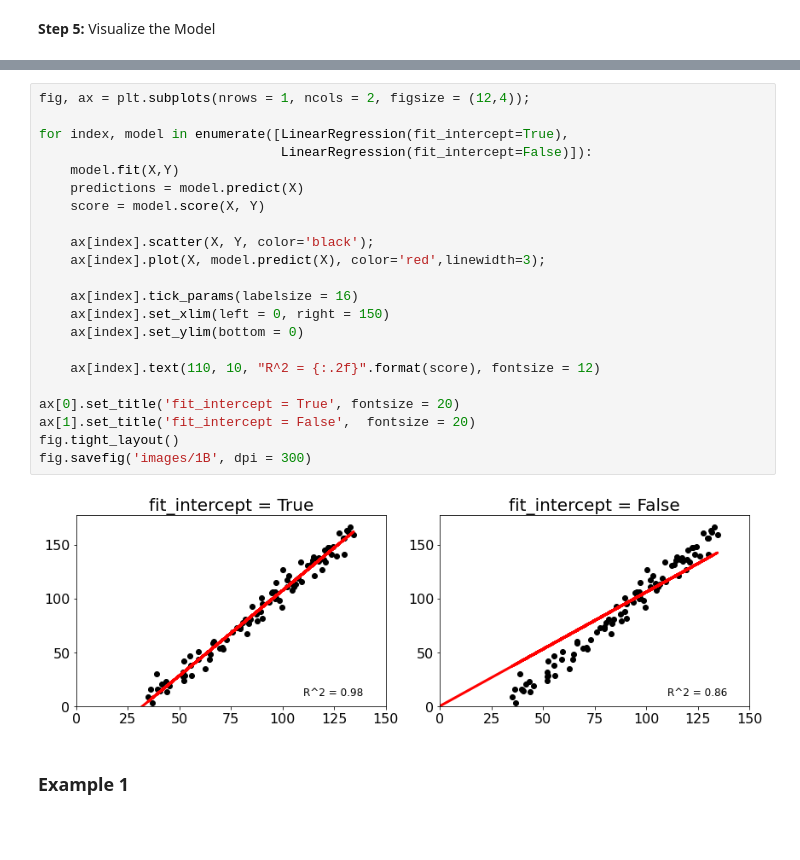
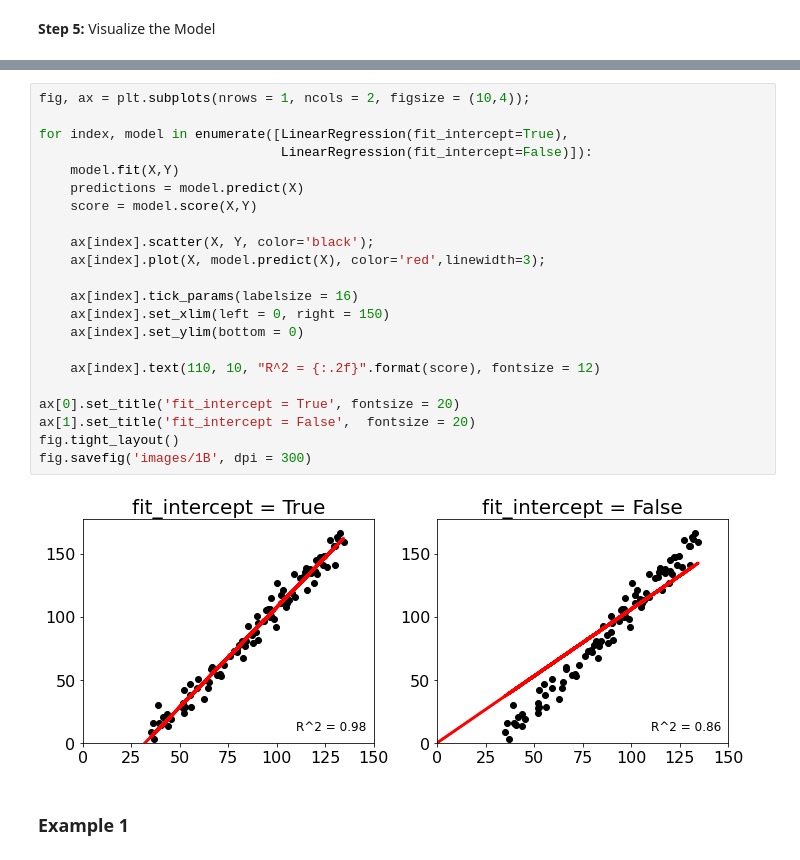
Before and after one commit to abphilip-resources/PY-Lib-2, a Jupyter notebook: Scikit/1.ipynb, the cells around one changed output, grey strips where cells are left out. Drawn from its saved outputs; the diff is of its cells as text; blank space fills up the shorter version.

```diff
--- a/Scikit/1.ipynb
+++ b/Scikit/1.ipynb
@@ -73,27 +70,27 @@ fig.savefig('images/1A', dpi = 300)
 # %%
-fig, ax = plt.subplots(nrows = 1, ncols = 2, figsize = (12,4));
+fig, ax = plt.subplots(nrows = 1, ncols = 2, figsize = (10,4));
 
 for index, model in enumerate([LinearRegression(fit_intercept=True),
                                LinearRegression(fit_intercept=False)]):
     model.fit(X,Y)
     predictions = model.predict(X)
-    score = model.score(X, Y)
+    score = model.score(X,Y)
 
     ax[index].scatter(X, Y, color='black');
     ax[index].plot(X, model.predict(X), color='red',linewidth=3);
 
     ax[index].tick_params(labelsize = 16)
     ax[index].set_xlim(left = 0, right = 150)
     ax[index].set_ylim(bottom = 0)
 
     ax[index].text(110, 10, "R^2 = {:.2f}".format(score), fontsize = 12)
 
 ax[0].set_title('fit_intercept = True', fontsize = 20)
 ax[1].set_title('fit_intercept = False',  fontsize = 20)
 fig.tight_layout()
 fig.savefig('images/1B', dpi = 300)
 # %% [output]
-[figure, old version]
+[figure, new version]
 # %% [markdown]
 ### Example 1
 # %%
```
Also changed, not shown: parts of 2 cells of this notebook, 6 other files.
